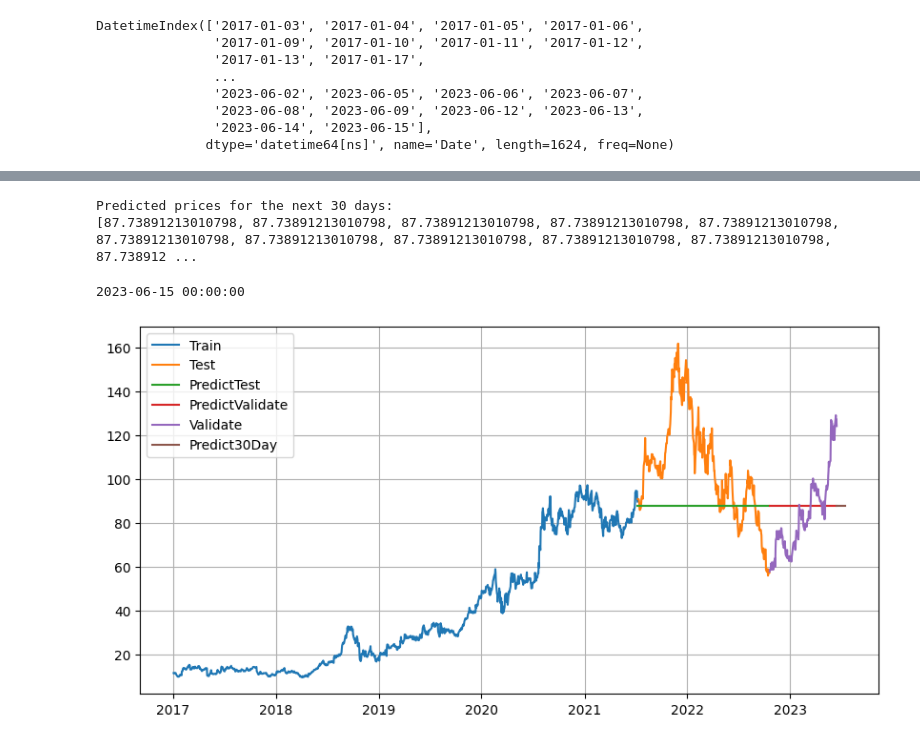
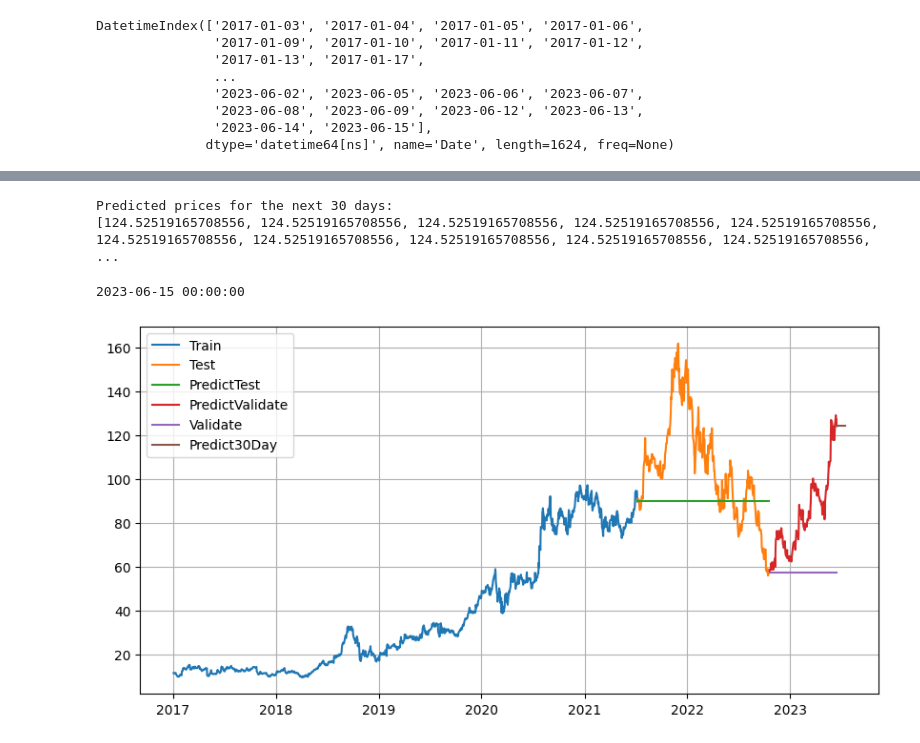
Before and after one commit to dangnghiepcuong/IS403.N21.HTTT_Nhom2, a Jupyter notebook: 6. ETS/SES_AMD/SES_AMD_721.ipynb, the cells around one changed output, grey strips where cells are left out. Cells and saved outputs as stored; diff of their text form; code cells hidden in the pictures.

```diff
--- a/6. ETS/SES_AMD/SES_AMD_721.ipynb
+++ b/6. ETS/SES_AMD/SES_AMD_721.ipynb
@@ -98,3 +102,20 @@ for i in test_data.Price:
   prediction = model_fit.forecast()
   y_pred.append(prediction[0])
   history.append(prediction[0])
+# %%
+# Retrain the SES model and tune alpha using the validation dataset
+# Model = train + test
+
+train_data = df[:train_size+test_size]
+print(train_data.shape)
+
+for alpha in np.arange(0.1, 1.0, 0.1):
+    model = SimpleExpSmoothing(train_data['Price']).fit(smoothing_level=alpha, optimized=False)
+    y_pred_1 = model.forecast()
+    mse = mean_squared_error(train_data['Price'][len(train_data)-1:], y_pred_1)
+    if mse < best_mse:
+        best_mse = mse
+        best_alpha = alpha
+
+model = SimpleExpSmoothing(train_data['Price']).fit(smoothing_level=best_alpha, optimized=False)
+print("Best alpha value:", best_alpha)
@@ -101,5 +125,6 @@ for i in test_data.Price:
 # %%
-# Using the train set and the test set for training, then predicting on the validation set
+# Predict on Validate | Model = (train + test)
+history = train_data.Price.tolist()
 y_pred_val = []
 yval = np.array(val_data['Price'])
 
@@ -109,3 +134,20 @@ for i in val_data.Price:
   prediction = model_fit.forecast()
   y_pred_val.append(prediction[0])
   history.append(prediction[0])
+# %%
+# Retrain the SES model and tune alpha using the validation dataset
+# Model = train + test + validate
+
+train_data = df
+print(train_data.shape)
+
+for alpha in np.arange(0.1, 1.0, 0.1):
+    model = SimpleExpSmoothing(train_data['Price']).fit(smoothing_level=alpha, optimized=False)
+    y_pred_1 = model.forecast()
+    mse = mean_squared_error(train_data['Price'][len(train_data)-1:], y_pred_1)
+    if mse < best_mse:
+        best_mse = mse
+        best_alpha = alpha
+
+model = SimpleExpSmoothing(train_data['Price']).fit(smoothing_level=best_alpha, optimized=False)
+print("Best alpha value:", best_alpha)
@@ -155,6 +200,9 @@ index_next_30_days = pd.date_range(start=next_date, periods=30).tolist()
 # Predict the closing prices for the next 30 days
 y_next_30_days = []
 
+# model = SimpleExpSmoothing(train_data['Price']).fit(smoothing_level=best_alpha, optimized=False)
+history = train_data.Price.tolist()
+
 for i in range(30):
   model = SimpleExpSmoothing(history)
   model_fit = model.fit(smoothing_level = best_alpha)
@@ -167,27 +215,29 @@ print('Predicted prices for the next 30 days:')
 print(y_next_30_days)
 # %% [output]
 Predicted prices for the next 30 days:
-[87.73891213010798, 87.73891213010798, 87.73891213010798, 87.73891213010798, 87.73891213010798, 87.73891213010798, 87.73891213010798, 87.73891213010798, 87.73891213010798, 87.73891213010798, 87.738912 ...
+[124.52519165708556, 124.52519165708556, 124.52519165708556, 124.52519165708556, 124.52519165708556, 124.52519165708556, 124.52519165708556, 124.52519165708556, 124.52519165708556, 124.52519165708556, ...
 # %%
 print(last_date)
 # %% [output]
 2023-06-15 00:00:00
 # %%
 # Drawing
+train_data = df[:train_size]
+
 plt.figure(figsize=(10, 5))
 plt.plot(df.index[:train_size], train_data)
 plt.plot(df.index[train_size : train_size + test_size], test_data)
 plt.plot(df.index[train_size : train_size + test_size], y_pred)
+plt.plot(df.index[train_size + test_size :], val_data)
 plt.plot(df.index[train_size + test_size :], y_pred_val)
-plt.plot(df.index[train_size + test_size :], val_data)
 plt.plot(index_next_30_days, y_next_30_days)
 plt.legend(['Train', 'Test', 'PredictTest', 'PredictValidate', 'Validate', 'Predict30Day'])
 
 plt.grid()
 # plt.savefig('SES_AMD_631.png')
 plt.show()
 # %% [output]
-[figure, old version]
+[figure, new version]
 # %%
 test_mse = mean_squared_error(test_data, y_pred)
 print(test_mse)
```
Also changed, not shown: parts of 6 cells of this notebook, 14 other files.
